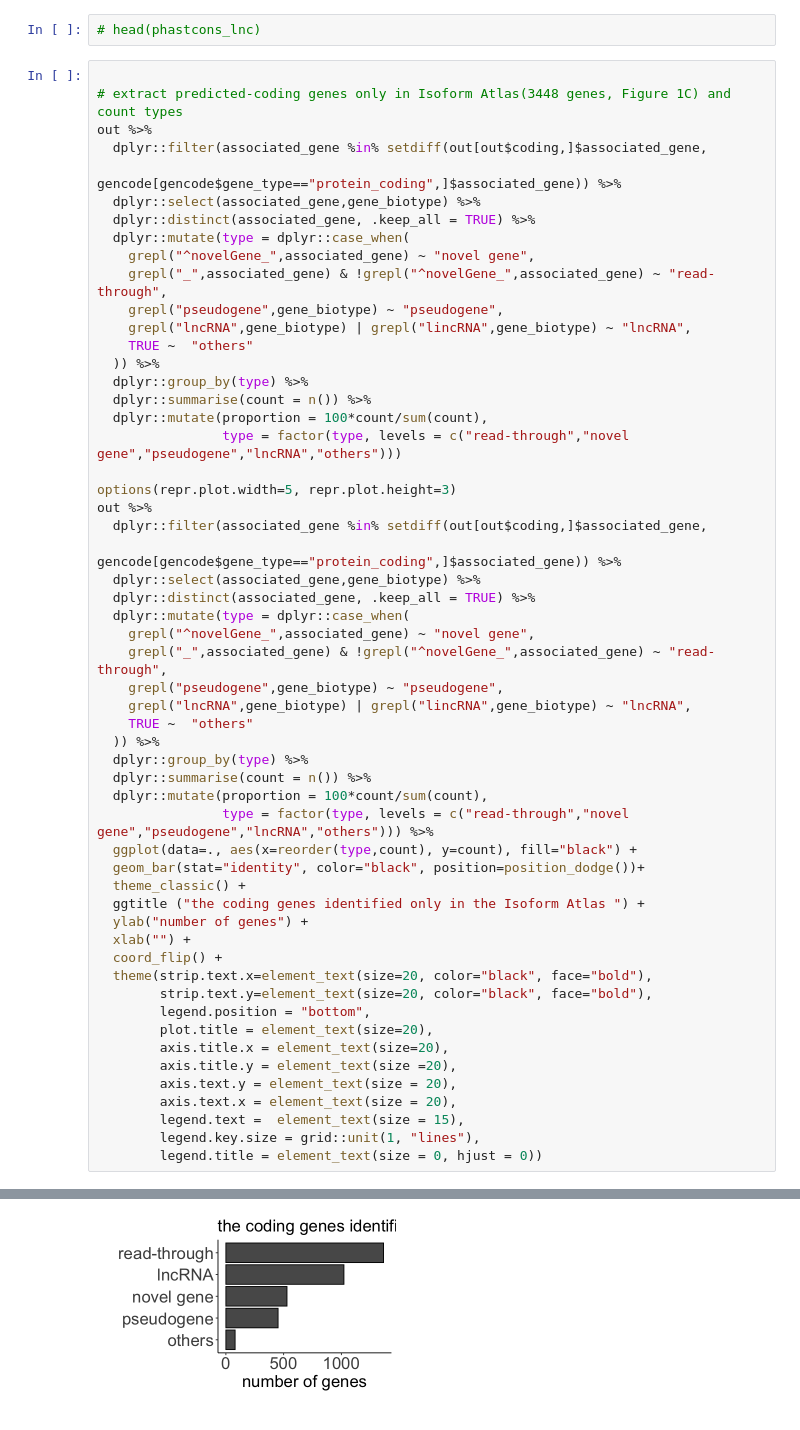
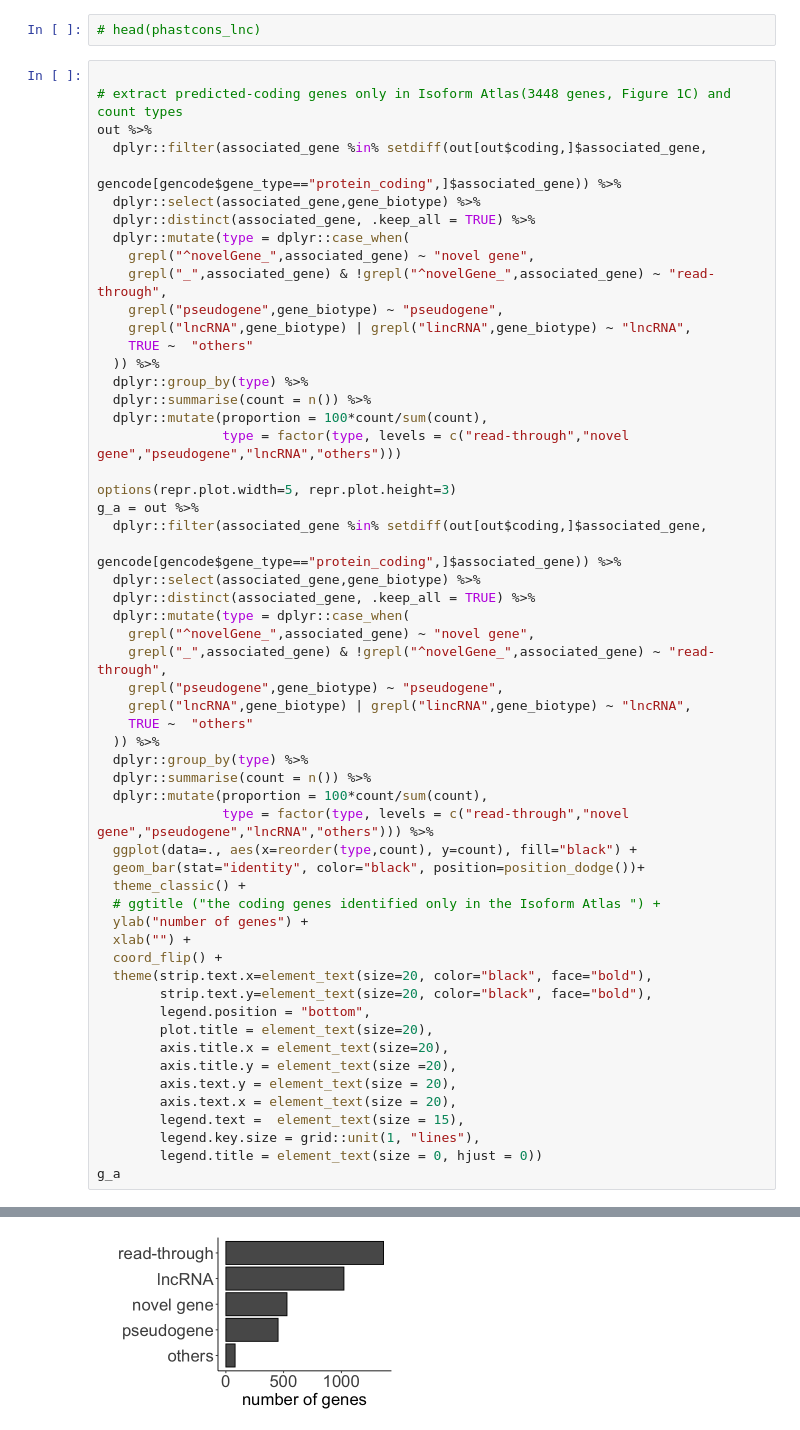
Before and after one commit to juninamo/TRAILS, a Jupyter notebook: Figures/Figure2.ipynb, the cells around one changed output, grey strips where cells are left out. Saved outputs shown, nothing was run; the diff lists cells and outputs as text.

```diff
--- a/Figures/Figure2.ipynb
+++ b/Figures/Figure2.ipynb
@@ -75,7 +75,7 @@ out %>%
                 type = factor(type, levels = c("read-through","novel gene","pseudogene","lncRNA","others")))
 
 options(repr.plot.width=5, repr.plot.height=3)
-out %>%
+g_a = out %>%
   dplyr::filter(associated_gene %in% setdiff(out[out$coding,]$associated_gene,
                                              gencode[gencode$gene_type=="protein_coding",]$associated_gene)) %>%
   dplyr::select(associated_gene,gene_biotype) %>%
@@ -90,35 +90,36 @@ out %>%
   dplyr::group_by(type) %>%
   dplyr::summarise(count = n()) %>%
   dplyr::mutate(proportion = 100*count/sum(count),
                 type = factor(type, levels = c("read-through","novel gene","pseudogene","lncRNA","others"))) %>%
   ggplot(data=., aes(x=reorder(type,count), y=count), fill="black") +
   geom_bar(stat="identity", color="black", position=position_dodge())+
   theme_classic() +
-  ggtitle ("the coding genes identified only in the Isoform Atlas ") +
+  # ggtitle ("the coding genes identified only in the Isoform Atlas ") +
   ylab("number of genes") +
   xlab("") +
   coord_flip() +
   theme(strip.text.x=element_text(size=20, color="black", face="bold"),
         strip.text.y=element_text(size=20, color="black", face="bold"),
         legend.position = "bottom",
         plot.title = element_text(size=20),
         axis.title.x = element_text(size=20),
         axis.title.y = element_text(size =20),
         axis.text.y = element_text(size = 20),
         axis.text.x = element_text(size = 20),
         legend.text =  element_text(size = 15),
         legend.key.size = grid::unit(1, "lines"),
         legend.title = element_text(size = 0, hjust = 0))
+g_a
 # %% [output]
 A tibble: 5 × 3
 | type | count | proportion |
 | <fct> | <int> | <dbl> |
 | lncRNA | 1022 | 29.640371 |
 | novel gene | 529 | 15.342227 |
 | others | 80 | 2.320186 |
 | pseudogene | 452 | 13.109049 |
 | read-through | 1365 | 39.588167 |
-[figure, old version]
+[figure, new version]
 # %%
 gene="SIGLEC9|SIGLEC7|SIGLEC7_SIGLEC9"
 
```
Also changed, not shown: parts of 6 cells of this notebook, 1 other file.
